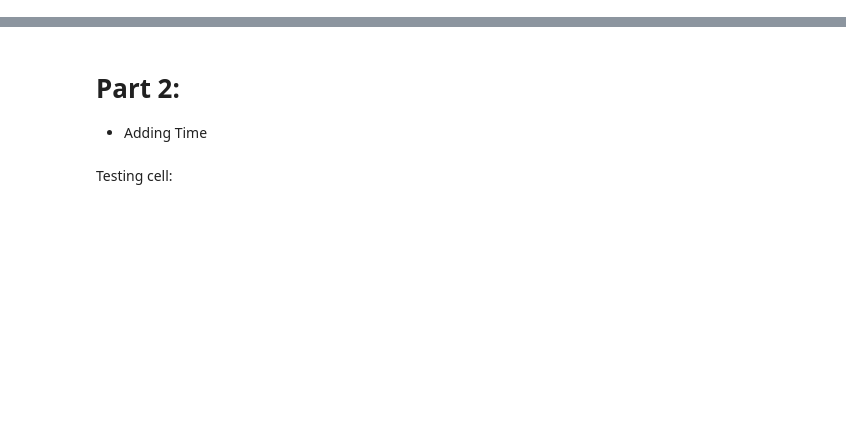
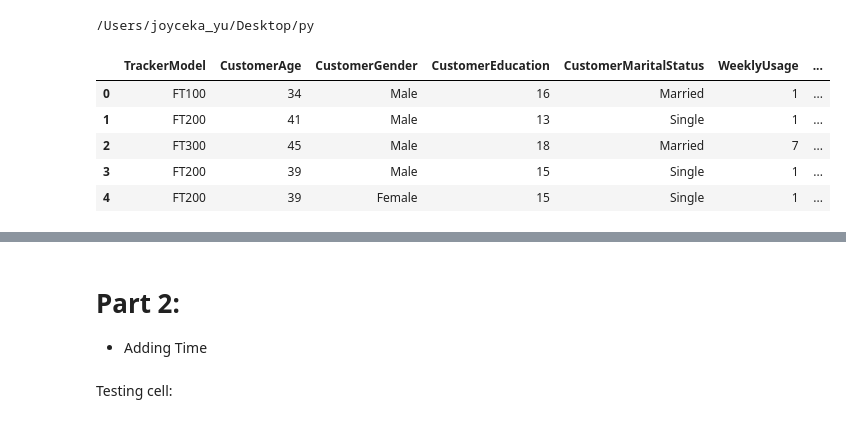
Before and after one commit to Joyceeeeeeehuang/Python-1002-project-correction, a Jupyter notebook: ProjectCorrection_Cardio&Book.ipynb, the cells around one changed output, grey strips where cells are left out. Saved outputs shown, nothing was run; the diff lists cells and outputs as text; code cells hidden in the pictures; blank space fills up the shorter version.

```diff
--- a/ProjectCorrection_Cardio&Book.ipynb
+++ b/ProjectCorrection_Cardio&Book.ipynb
@@ -12,0 +14,21 @@ The correction of Project which generated by AI with LostFound project:
+# %%
+# You will need to import these two packages.
+# !pip install scipy
+import pandas as pd
+import matplotlib.pyplot as plt
+# !pip install seaborn
+import os
+print(os.getcwd())
+# %% [output]
+/Users/joyceka_yu/Desktop/py
+# %%
+# This is your dataset.
+data = pd.read_csv("FitnessTracker.csv")
+data.head()
+# %% [output]
+|  | TrackerModel | CustomerAge | CustomerGender | CustomerEducation | CustomerMaritalStatus | WeeklyUsage | ... |
+| 0 | FT100 | 34 | Male | 16 | Married | 1 | ... |
+| 1 | FT200 | 41 | Male | 13 | Single | 1 | ... |
+| 2 | FT300 | 45 | Male | 18 | Married | 7 | ... |
+| 3 | FT200 | 39 | Male | 15 | Single | 1 | ... |
+| 4 | FT200 | 39 | Female | 15 | Single | 1 | ... |
```
Also changed, not shown: parts of 8 cells of this notebook.
